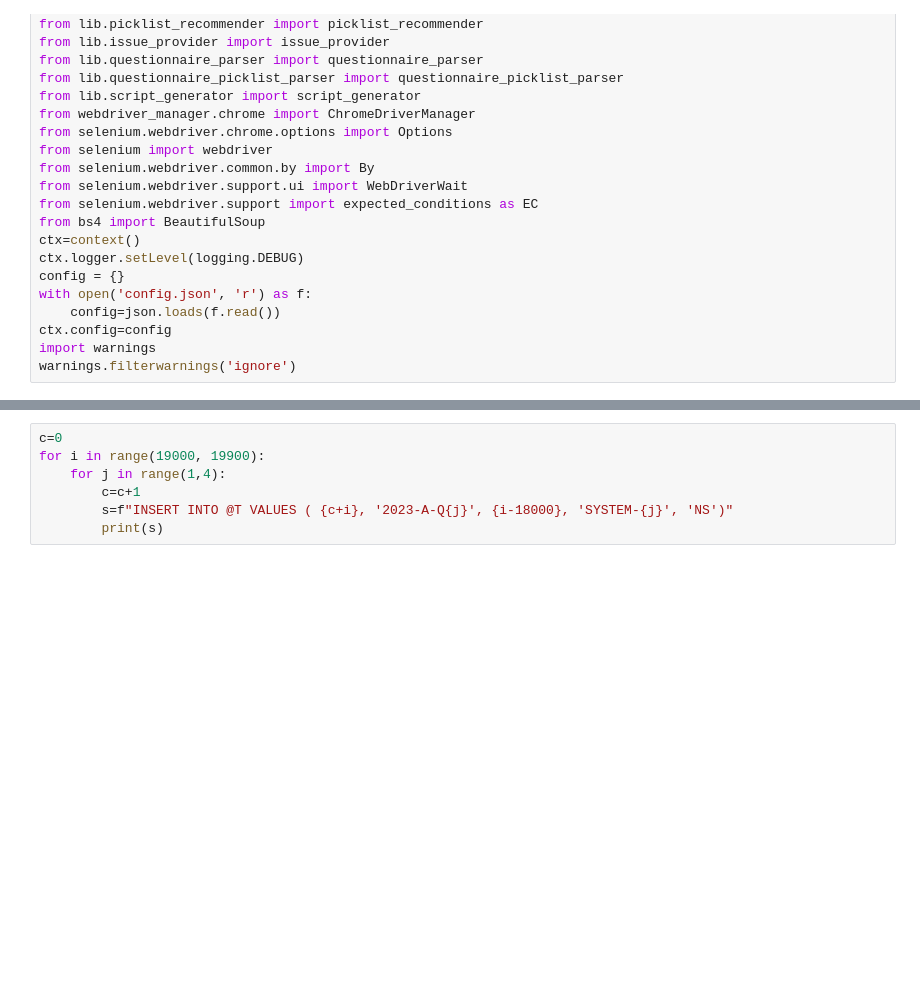
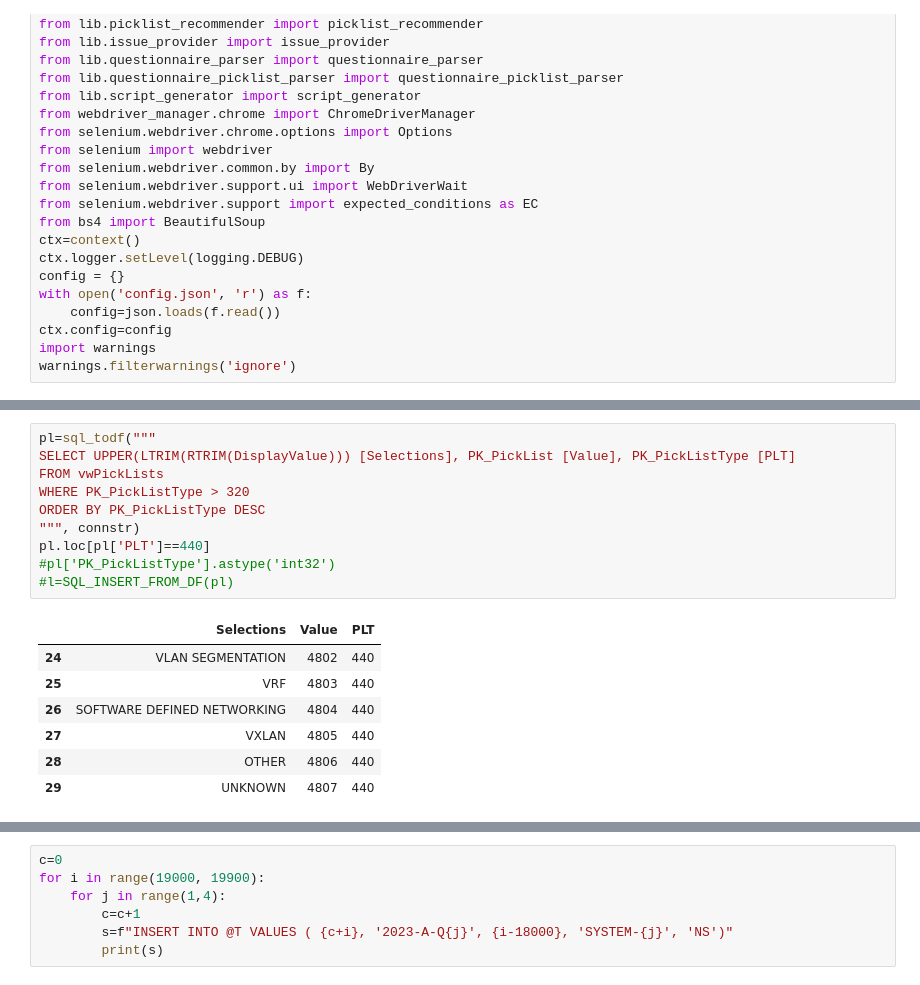
Before and after one commit to tmnkopp/PythonAutomation, a Jupyter notebook: CodeGenerators/codegen.ipynb, the cells around one changed output, grey strips where cells are left out. Cells and saved outputs as stored; diff of their text form; blank space fills up the shorter version.

```diff
--- a/CodeGenerators/codegen.ipynb
+++ b/CodeGenerators/codegen.ipynb
@@ -27,0 +38,18 @@ warnings.filterwarnings('ignore')
+# %%
+pl=sql_todf("""
+SELECT UPPER(LTRIM(RTRIM(DisplayValue))) [Selections], PK_PickList [Value], PK_PickListType [PLT]
+FROM vwPickLists
+WHERE PK_PickListType > 320
+ORDER BY PK_PickListType DESC
+""", connstr)
+pl.loc[pl['PLT']==440]
+#pl['PK_PickListType'].astype('int32')
+#l=SQL_INSERT_FROM_DF(pl)
+# %% [output]
+|  | Selections | Value | PLT |
+| 24 | VLAN SEGMENTATION | 4802 | 440 |
+| 25 | VRF | 4803 | 440 |
+| 26 | SOFTWARE DEFINED NETWORKING | 4804 | 440 |
+| 27 | VXLAN | 4805 | 440 |
+| 28 | OTHER | 4806 | 440 |
+| 29 | UNKNOWN | 4807 | 440 |
```
Also changed, not shown: parts of 9 cells of this notebook, 5 other files.
